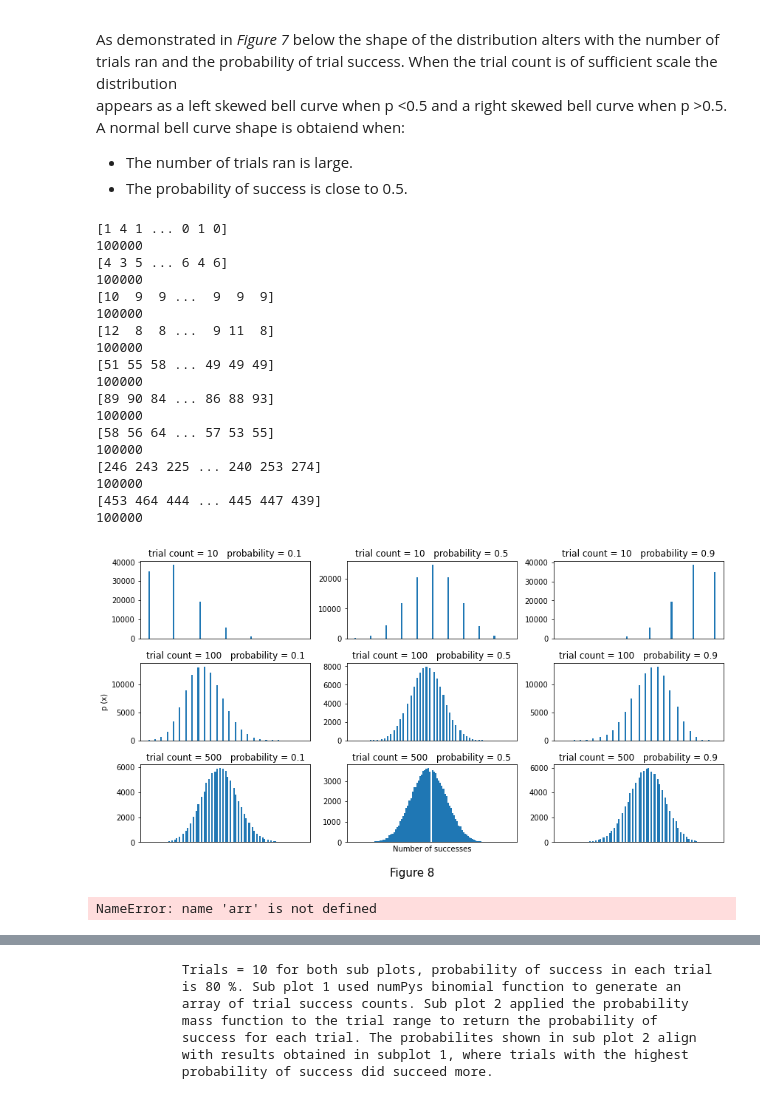
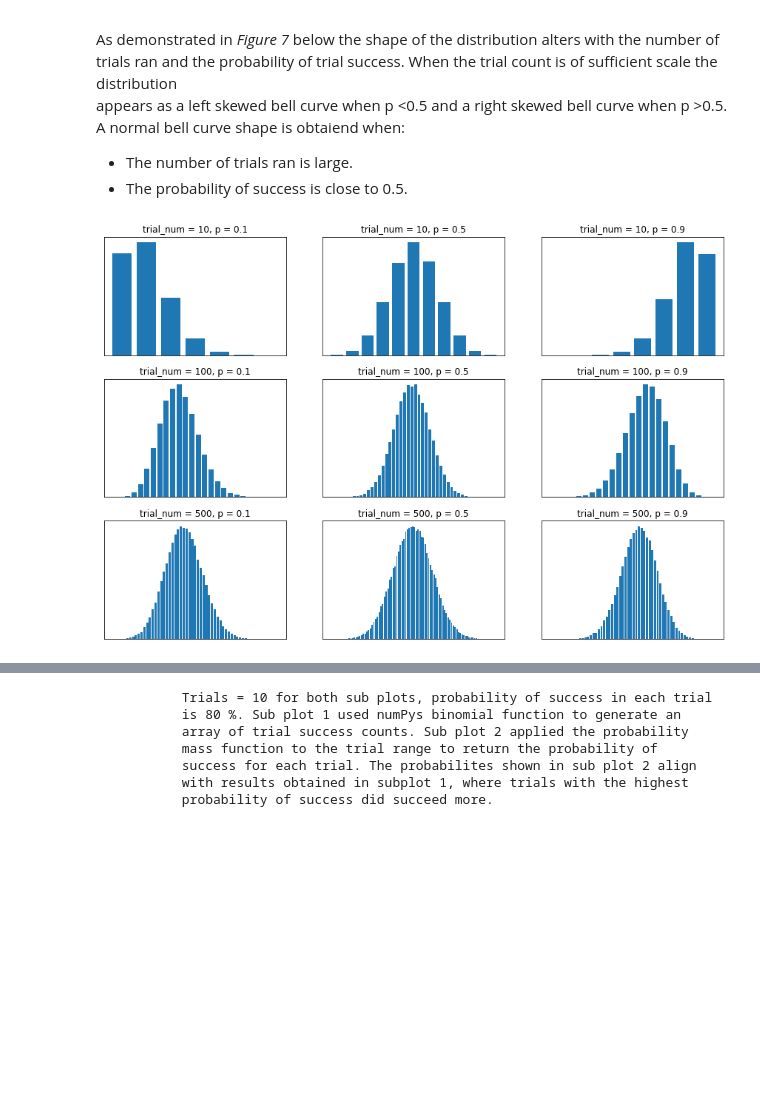
Before and after one commit to CiaranMoran27/playing_with_jupyter, a Jupyter notebook: numpy-random.ipynb, the cells around one changed output, grey strips where cells are left out. Saved outputs shown, nothing was run; the diff lists cells and outputs as text; code cells hidden in the pictures; blank space fills up the shorter version.

```diff
--- a/numpy-random.ipynb
+++ b/numpy-random.ipynb
@@ -616,62 +616,29 @@ As demonstrated in *Figure 7* below the shape of the distribution alters with th
 - The number of trials ran is large.
 - The probability of success is close to 0.5.
 # %%
-def plot_binomial_array(subplot_ref, trial_num, p):
-    array = rng.binomial(trial_num, p, 100000)
-    axs[subplot_ref].hist(array, bins = 100)
-    axs[subplot_ref].title.set_text('trial count = {}   probability = {}'.format(trial_num, p))
-    axs[subplot_ref].set_xticks([])
-    print(array)
-    print(len(array))
-    axs[subplot_ref].set_yticks([])
+trial_num_tuple = (10, 10 ,10, 100, 100 ,100, 500 ,500 ,500)
+probability_tuple = (0.1, 0.5 ,0.9, 0.1, 0.5 ,0.9, 0.1, 0.5 ,0.9)
+array = rng.binomial(trial_num_tuple,  probability_tuple, (100000, 9))
 
-Fig, axs = plt.subplots(3, 3, sharex = False, sharey = False, figsize = (12, 6))
-plt.figtext(0.5, -0.05, 'Figure 8', wrap = True, horizontalalignment = 'center', fontsize = 15)
-axs[2, 1].set_xlabel('Number of successes')
-axs[1, 0].set_ylabel('p (x)')
+fig, ax = plt.subplots(3, 3, sharex = False, sharey = False, figsize = (15, 10))
 
-plot_binomial_array((0, 0), trial_num = 10, p = 0.1)
-plot_binomial_array((0, 1), trial_num = 10, p = 0.5)
-plot_binomial_array((0, 2), trial_num = 10, p = 0.9)
+def plot_multi_array(array, plot_ref, trial_num, probability):
+    x, y = np.unique(array, return_counts = True)
 
-plot_binomial_array((1, 0), trial_num = 100, p = 0.1)
-plot_binomial_array((1, 1), trial_num = 100, p = 0.5)
-plot_binomial_array((1, 2), trial_num = 100, p = 0.9)
-
-plot_binomial_array((2, 0), trial_num = 500, p = 0.1)
-plot_binomial_array((2, 1), trial_num = 500, p = 0.5)
-plot_binomial_array((2, 2), trial_num = 500, p = 0.9)
+    subplot_title = 'trial_num = {}, p = {}'.format(trial_num, probability)
+    ax[plot_ref].set_title(subplot_title)
+    ax[plot_ref].set_xticks([])
+    ax[plot_ref].set_yticks([])
+    ax[plot_ref].bar(x, y)
 
 
-plt.tight_layout()
+index_list = []
+arr = np.arange(27).reshape(3,3,3)
+for idx in np.ndindex(arr.shape[:2]):
+        index_list.append(idx)
+
+
+for index in range(9):
+    plot_multi_array(array[:, index], index_list[index], trial_num_tuple[index], probability_tuple[index])
 # %% [output]
-[1 4 1 ... 0 1 0]
-100000
-[4 3 5 ... 6 4 6]
-100000
-[10  9  9 ...  9  9  9]
-100000
-[12  8  8 ...  9 11  8]
-100000
-[51 55 58 ... 49 49 49]
-100000
-[89 90 84 ... 86 88 93]
-100000
-[58 56 64 ... 57 53 55]
-100000
-[246 243 225 ... 240 253 274]
-100000
-[453 464 444 ... 445 447 439]
-100000
-[figure, old version]
+[figure, new version]
-# %%
-
-chec_list = []
-for number in range(9):
-    for idx in np.ndindex(arr.shape[:2]):
-        #print(number)
-        #print(idx)
-        check_list.append(idx)
-        plot_multi_array(array[index], idx, trial_num_tuple[index], probability_tuple[index])
-# %% [output]
-NameError: name 'arr' is not defined
```
Also changed, not shown: parts of 24 cells of this notebook.
